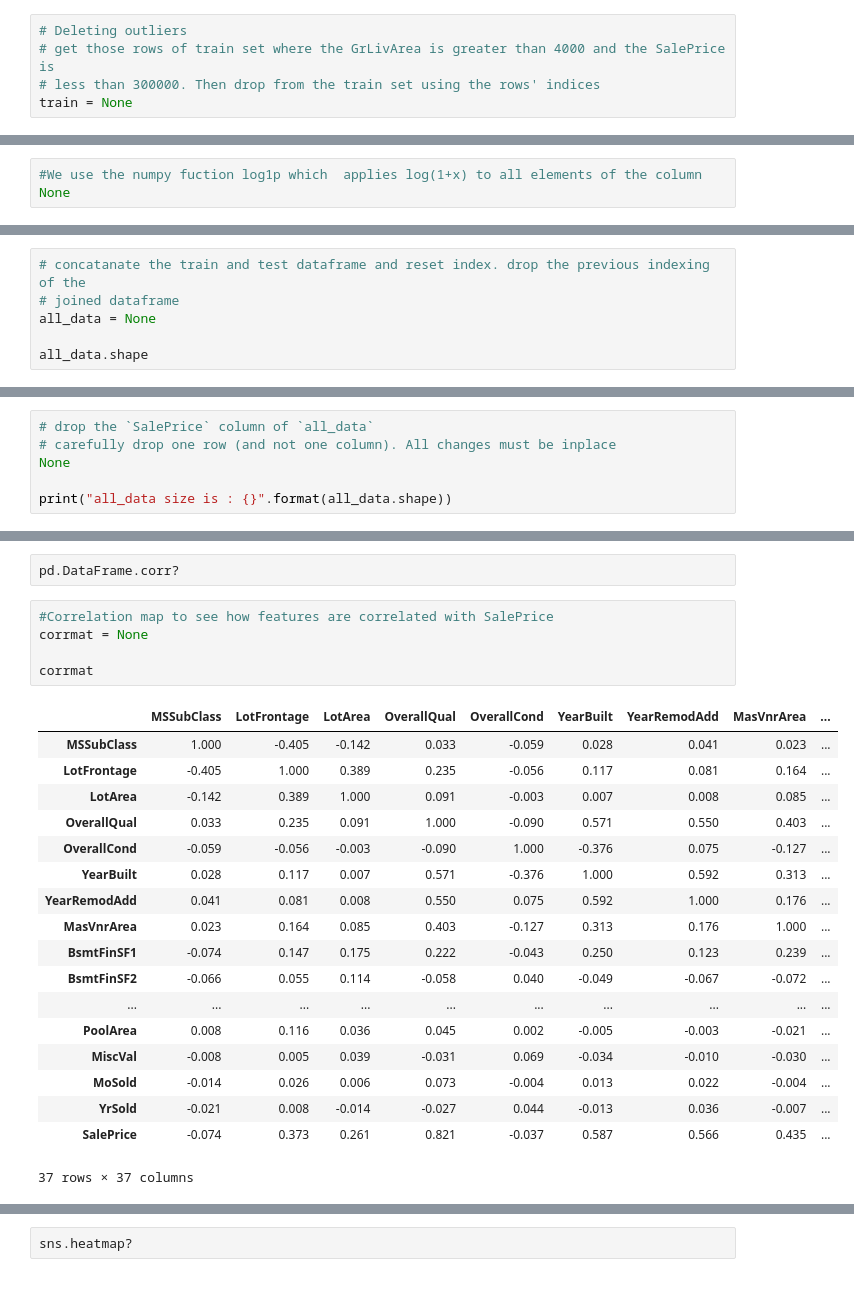
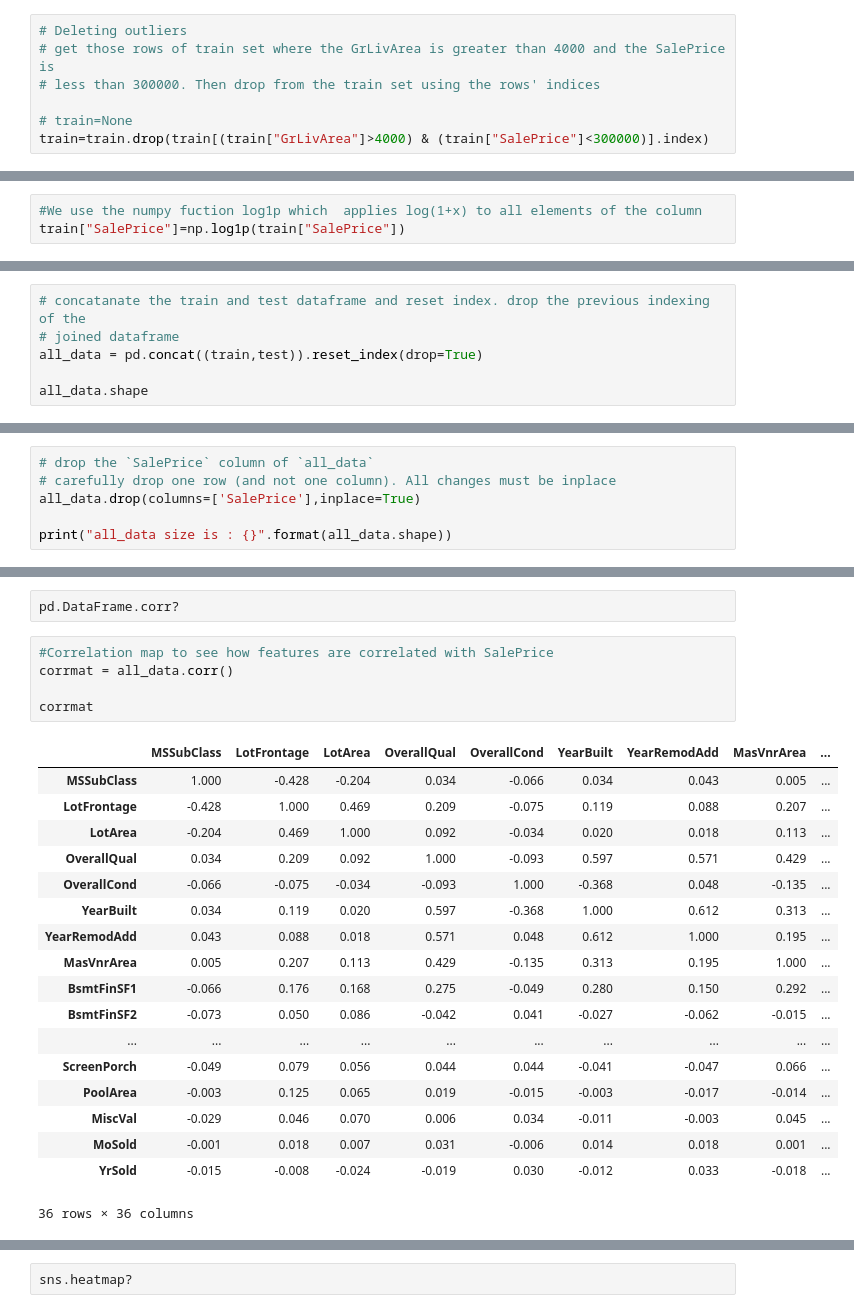
Before and after one commit to mirmahathir1/MLSamples, a Jupyter notebook: House_Prices/notebook2/output/ExamPaper.ipynb, the cells around one changed output, grey strips where cells are left out. Saved outputs shown, nothing was run; the diff lists cells and outputs as text.

Commit message:
Completed Kaggle house Prices

```diff
--- a/House_Prices/notebook2/output/ExamPaper.ipynb
+++ b/House_Prices/notebook2/output/ExamPaper.ipynb
@@ -205,7 +205,9 @@ pd.DataFrame.index?
 # Deleting outliers
 # get those rows of train set where the GrLivArea is greater than 4000 and the SalePrice is
 # less than 300000. Then drop from the train set using the rows' indices
-train = None
+
+# train=None
+train=train.drop(train[(train["GrLivArea"]>4000) & (train["SalePrice"]<300000)].index)
 # %%
 fig, ax = plt.subplots()
 
@@ -279,7 +282,7 @@ The target variable is right skewed.  As (linear) models love normally distribut
 np.log1p?
 # %%
 #We use the numpy fuction log1p which  applies log(1+x) to all elements of the column
-None
+train["SalePrice"]=np.log1p(train["SalePrice"])
 # %%
 #Check the new distribution
 plt.figure()
@@ -350,7 +354,7 @@ pd.DataFrame.reset_index?
 # %%
 # concatanate the train and test dataframe and reset index. drop the previous indexing of the
 # joined dataframe
-all_data = None
+all_data = pd.concat((train,test)).reset_index(drop=True)
 
 all_data.shape
 # %% [output]
@@ -360,7 +364,7 @@ pd.DataFrame.drop?
 # %%
 # drop the `SalePrice` column of `all_data`
 # carefully drop one row (and not one column). All changes must be inplace
-None
+all_data.drop(columns=['SalePrice'],inplace=True)
 
 print("all_data size is : {}".format(all_data.shape))
 # %% [output]
@@ -477,27 +481,27 @@ Text(0.5, 1.0, 'Percent missing data by feature')
 pd.DataFrame.corr?
 # %%
 #Correlation map to see how features are correlated with SalePrice
-corrmat = None
+corrmat = all_data.corr()
 
 corrmat
 # %% [output]
 |  | MSSubClass | LotFrontage | LotArea | OverallQual | OverallCond | YearBuilt | YearRemodAdd | MasVnrArea | ... |
-| MSSubClass | 1.000 | -0.405 | -0.142 | 0.033 | -0.059 | 0.028 | 0.041 | 0.023 | ... |
-| LotFrontage | -0.405 | 1.000 | 0.389 | 0.235 | -0.056 | 0.117 | 0.081 | 0.164 | ... |
-| LotArea | -0.142 | 0.389 | 1.000 | 0.091 | -0.003 | 0.007 | 0.008 | 0.085 | ... |
-| OverallQual | 0.033 | 0.235 | 0.091 | 1.000 | -0.090 | 0.571 | 0.550 | 0.403 | ... |
-| OverallCond | -0.059 | -0.056 | -0.003 | -0.090 | 1.000 | -0.376 | 0.075 | -0.127 | ... |
-| YearBuilt | 0.028 | 0.117 | 0.007 | 0.571 | -0.376 | 1.000 | 0.592 | 0.313 | ... |
-| YearRemodAdd | 0.041 | 0.081 | 0.008 | 0.550 | 0.075 | 0.592 | 1.000 | 0.176 | ... |
-| MasVnrArea | 0.023 | 0.164 | 0.085 | 0.403 | -0.127 | 0.313 | 0.176 | 1.000 | ... |
-| BsmtFinSF1 | -0.074 | 0.147 | 0.175 | 0.222 | -0.043 | 0.250 | 0.123 | 0.239 | ... |
-| BsmtFinSF2 | -0.066 | 0.055 | 0.114 | -0.058 | 0.040 | -0.049 | -0.067 | -0.072 | ... |
+| MSSubClass | 1.000 | -0.428 | -0.204 | 0.034 | -0.066 | 0.034 | 0.043 | 0.005 | ... |
+| LotFrontage | -0.428 | 1.000 | 0.469 | 0.209 | -0.075 | 0.119 | 0.088 | 0.207 | ... |
+| LotArea | -0.204 | 0.469 | 1.000 | 0.092 | -0.034 | 0.020 | 0.018 | 0.113 | ... |
+| OverallQual | 0.034 | 0.209 | 0.092 | 1.000 | -0.093 | 0.597 | 0.571 | 0.429 | ... |
+| OverallCond | -0.066 | -0.075 | -0.034 | -0.093 | 1.000 | -0.368 | 0.048 | -0.135 | ... |
+| YearBuilt | 0.034 | 0.119 | 0.020 | 0.597 | -0.368 | 1.000 | 0.612 | 0.313 | ... |
+| YearRemodAdd | 0.043 | 0.088 | 0.018 | 0.571 | 0.048 | 0.612 | 1.000 | 0.195 | ... |
+| MasVnrArea | 0.005 | 0.207 | 0.113 | 0.429 | -0.135 | 0.313 | 0.195 | 1.000 | ... |
+| BsmtFinSF1 | -0.066 | 0.176 | 0.168 | 0.275 | -0.049 | 0.280 | 0.150 | 0.292 | ... |
+| BsmtFinSF2 | -0.073 | 0.050 | 0.086 | -0.042 | 0.041 | -0.027 | -0.062 | -0.015 | ... |
 | ... | ... | ... | ... | ... | ... | ... | ... | ... | ... |
-| PoolArea | 0.008 | 0.116 | 0.036 | 0.045 | 0.002 | -0.005 | -0.003 | -0.021 | ... |
-| MiscVal | -0.008 | 0.005 | 0.039 | -0.031 | 0.069 | -0.034 | -0.010 | -0.030 | ... |
-| MoSold | -0.014 | 0.026 | 0.006 | 0.073 | -0.004 | 0.013 | 0.022 | -0.004 | ... |
-| YrSold | -0.021 | 0.008 | -0.014 | -0.027 | 0.044 | -0.013 | 0.036 | -0.007 | ... |
-| SalePrice | -0.074 | 0.373 | 0.261 | 0.821 | -0.037 | 0.587 | 0.566 | 0.435 | ... |
+| ScreenPorch | -0.049 | 0.079 | 0.056 | 0.044 | 0.044 | -0.041 | -0.047 | 0.066 | ... |
+| PoolArea | -0.003 | 0.125 | 0.065 | 0.019 | -0.015 | -0.003 | -0.017 | -0.014 | ... |
+| MiscVal | -0.029 | 0.046 | 0.070 | 0.006 | 0.034 | -0.011 | -0.003 | 0.045 | ... |
+| MoSold | -0.001 | 0.018 | 0.007 | 0.031 | -0.006 | 0.014 | 0.018 | 0.001 | ... |
+| YrSold | -0.015 | -0.008 | -0.024 | -0.019 | 0.030 | -0.012 | 0.033 | -0.018 | ... |
-37 rows × 37 columns
+36 rows × 36 columns
 # %%
 # create a figure with `subplots` where the figure size is (12,9)
```
Also changed, not shown: parts of 65 cells of this notebook, 10 other files.
